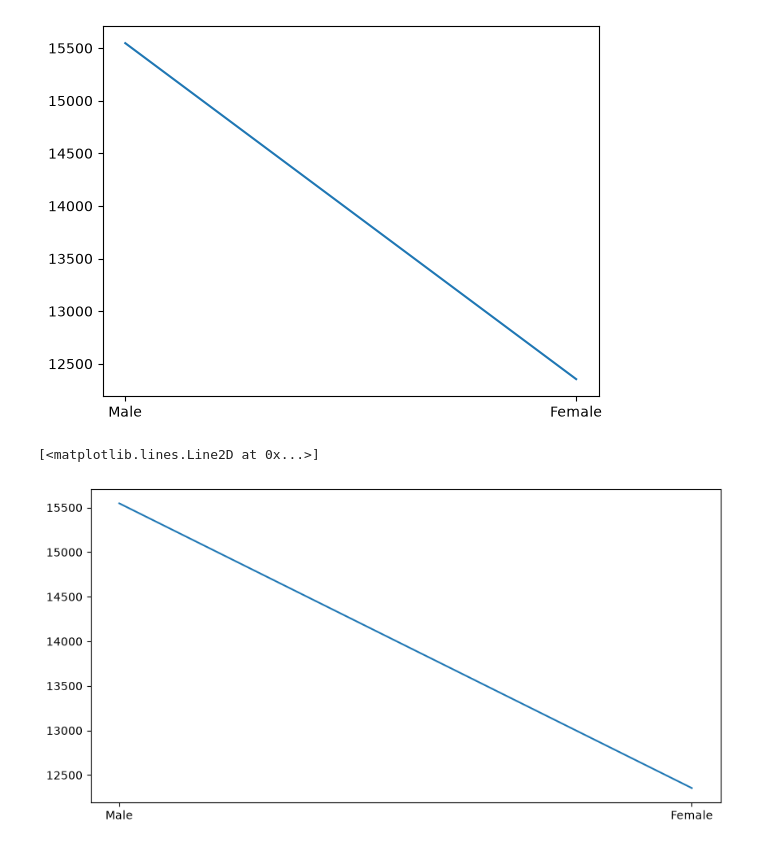
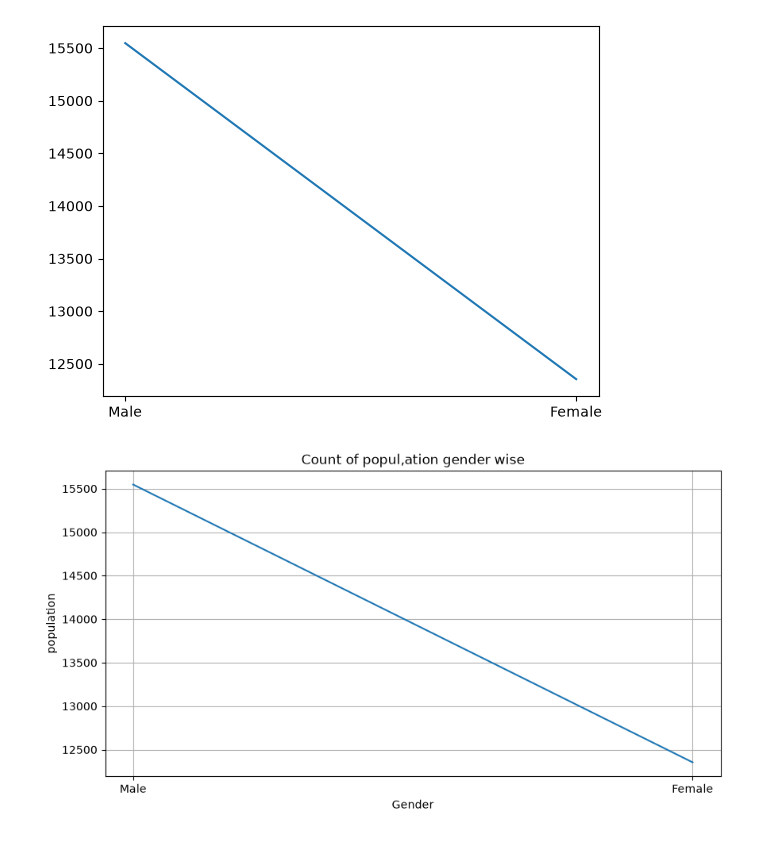
Before and after one commit to prathamrajput-ux/Gen-AI-Tutedude, a Jupyter notebook: Matplotlib/ii.ipynb, the cells around one changed output. Cells and saved outputs as stored; diff of their text form; code cells hidden in the pictures.

```diff
--- a/Matplotlib/i.ipynb
+++ b/Matplotlib/ii.ipynb
@@ -58,7 +58,12 @@ plt.plot(x,y)
 [figure]
 # %%
 plt.figure(figsize=(10,5))
+plt.title("Count of popul,ation gender wise")
+
 plt.plot(x,y)
+plt.ylabel("population")
+plt.xlabel("Gender")
+plt.grid()
+plt.show()
 # %% [output]
-[<matplotlib.lines.Line2D at 0x...>]
-[figure, old version]
+[figure, new version]
```
Also changed, not shown: parts of 2 cells of this notebook, 1 other file.
